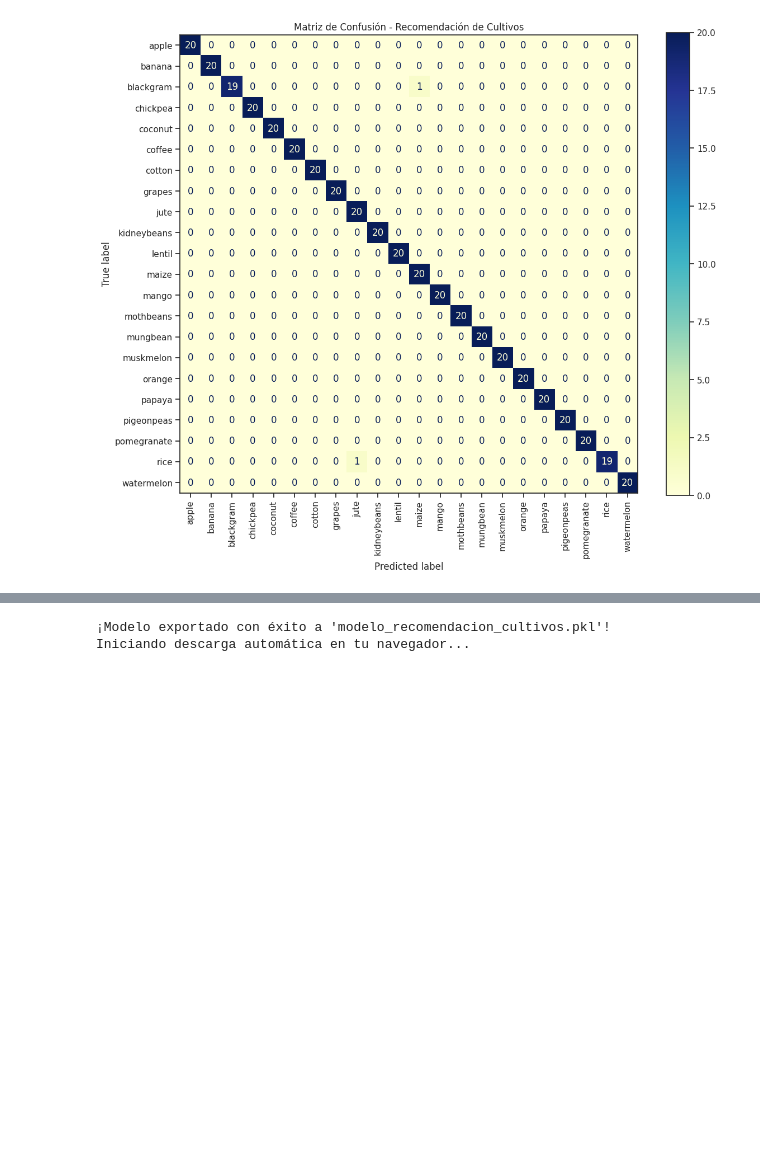
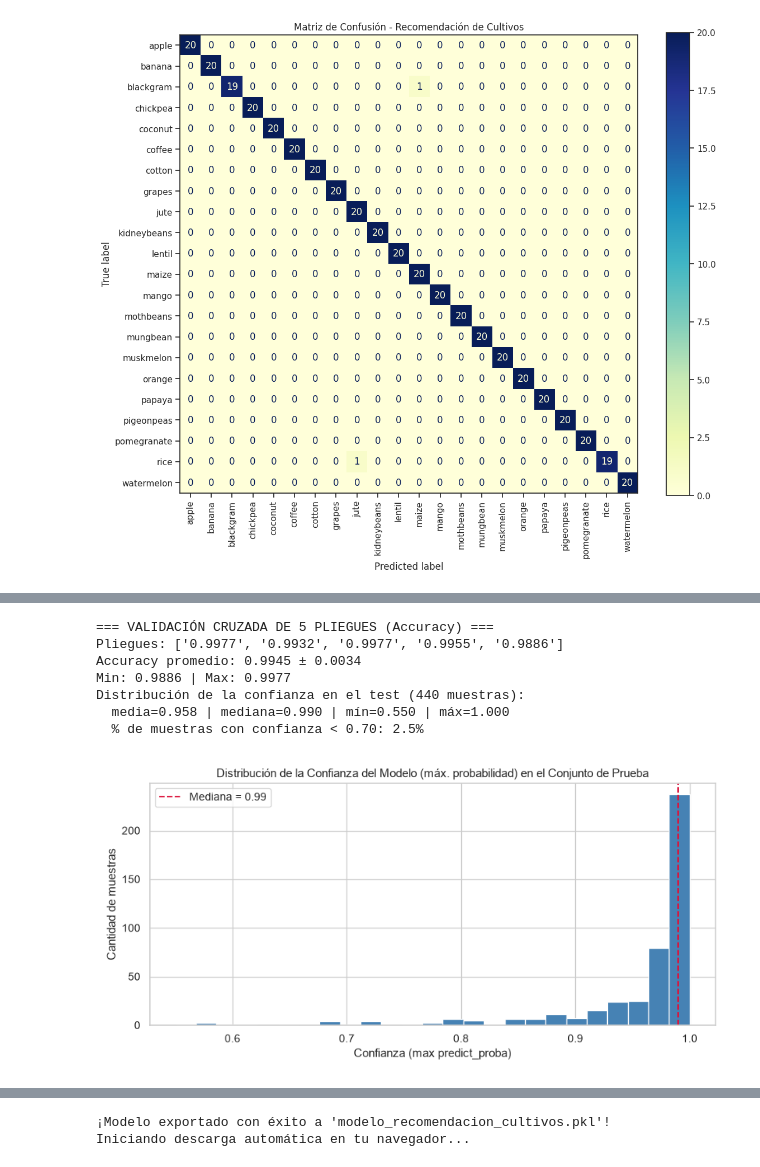
Before and after one commit to oscale05/recomendador_de_cultivos_UGR, a Jupyter notebook: UGR_IdS_TP (2).ipynb, the cells around one changed output, grey strips where cells are left out. Cells and saved outputs as stored; diff of their text form; code cells hidden in the pictures; blank space fills up the shorter version.

Commit message:
App: rangos de datos en sliders, avisos de confianza/OOD y top-3; notebook: CV+confianza y conclusiones corregidas; pin sklearn 1.6.1

```diff
--- a/UGR_IdS_TP (2).ipynb
+++ b/UGR_IdS_TP (2).ipynb
@@ -421,3 +427,42 @@ weighted avg       1.00      1.00      1.00       440
+# %%
+from sklearn.model_selection import cross_val_score
+
+# 1. Validación cruzada de 5 pliegues con el mismo clasificador
+cv_scores = cross_val_score(RandomForestClassifier(n_estimators=100, random_state=42),
+                            X, y, cv=5, scoring='accuracy')
+
+print("=== VALIDACIÓN CRUZADA DE 5 PLIEGUES (Accuracy) ===")
+print(f"Pliegues: {[f'{s:.4f}' for s in cv_scores]}")
+print(f"Accuracy promedio: {cv_scores.mean():.4f} ± {cv_scores.std():.4f}")
+print(f"Mín: {cv_scores.min():.4f} | Máx: {cv_scores.max():.4f}\n")
+
+# 2. Confianza (máxima probabilidad) de cada predicción en el conjunto de prueba
+conf_test = modelo_cultivos.predict_proba(X_test).max(axis=1)
+
+print("Distribución de la confianza en el test (440 muestras):")
+print(f"  media={conf_test.mean():.3f} | mediana={np.median(conf_test):.3f} | mín={conf_test.min():.3f} | máx={conf_test.max():.3f}")
+print(f"  % de muestras con confianza < 0.70: {(conf_test < 0.70).mean()*100:.1f}%\n")
+
+# 3. Histograma de la confianza en el conjunto de prueba
+plt.figure(figsize=(9, 4.5))
+sns.histplot(conf_test, bins=25, color='steelblue', edgecolor='white')
+plt.axvline(np.median(conf_test), color='crimson', linestyle='--', linewidth=1.5,
+            label=f'Mediana = {np.median(conf_test):.2f}')
+plt.title('Distribución de la Confianza del Modelo (máx. probabilidad) en el Conjunto de Prueba')
+plt.xlabel('Confianza (max predict_proba)')
+plt.ylabel('Cantidad de muestras')
+plt.legend()
+plt.tight_layout()
+plt.show()
+# %% [output]
+=== VALIDACIÓN CRUZADA DE 5 PLIEGUES (Accuracy) ===
+Pliegues: ['0.9977', '0.9932', '0.9977', '0.9955', '0.9886']
+Accuracy promedio: 0.9945 ± 0.0034
+Min: 0.9886 | Max: 0.9977
+Distribución de la confianza en el test (440 muestras):
+  media=0.958 | mediana=0.990 | mín=0.550 | máx=1.000
+  % de muestras con confianza < 0.70: 2.5%
+[figure, added]
 # %% [markdown]
 ### Interpretación de la Matriz de Confusión (Datos Reales)
 
```
Also changed, not shown: parts of 2 cells of this notebook, 3 other files.
